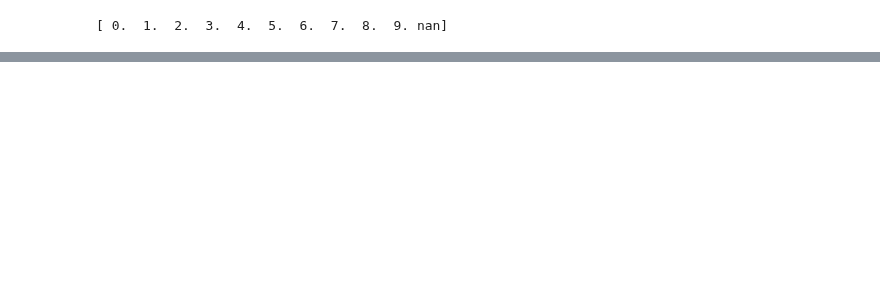
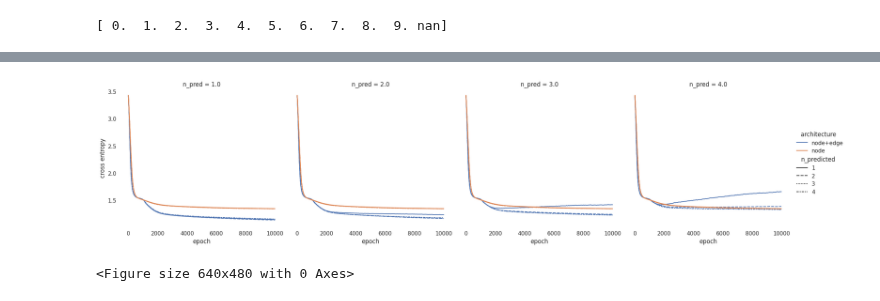
Before and after one commit to center-for-humans-and-machines/algorithmic-institutions, a Jupyter notebook: notebooks/evalutation/predictive_models_autoreg.ipynb, the cells around one changed output, grey strips where cells are left out. Drawn from its saved outputs; the diff is of its cells as text; code cells hidden in the pictures; blank space fills up the shorter version.

```diff
--- a/notebooks/evalutation/predictive_models_autoreg.ipynb
+++ b/notebooks/evalutation/predictive_models_autoreg.ipynb
@@ -91,33 +96,38 @@ df = metrics_df.copy()
 
 
 focus = [*labels, 'n_pred']
 
 sel = {
     'set': 'test',
     'name': 'log_loss',
     'shuffle_feature': 'none',
 }
 
 w = pd.concat(
     (df[k].isin(v) if isinstance(v, list) else df[k] == v
     for k,v in sel.items()
     if (k not in focus) or isinstance(v, list)), axis=1
 ).all(1)
 
 df = df[w]
 
 fg = sns.relplot(
     data=df,
     x='epoch', y='value',
     hue=focus[0] if len(focus) >= 1 else None,
     style=focus[1] if len(focus) >= 2 else None,
     col=focus[2] if len(focus) >= 3 else None,
     row=focus[3] if len(focus) >= 4 else None,
     kind='line', ci=None)
 
 fg.set(ylabel='cross entropy')
 
 fg.savefig(os.path.join(plot_folder, 'learning_curve_model_npred.jpg'))
+plt.show()
+plt.clf()
+# %% [output]
+[figure, added]
+<Figure size 640x480 with 0 Axes>
 # %%
 import statsmodels.formula.api as smf
 
```
Also changed, not shown: parts of 12 cells of this notebook, 11 other files.
